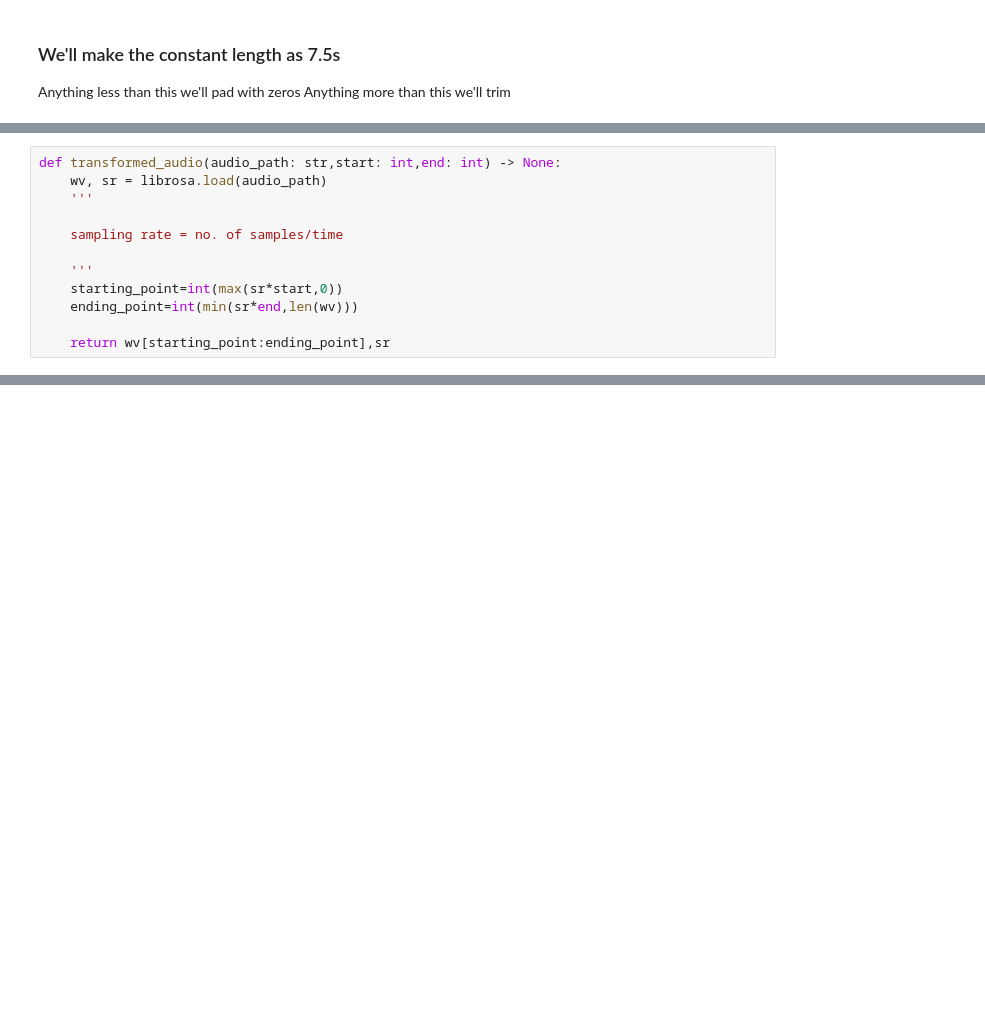
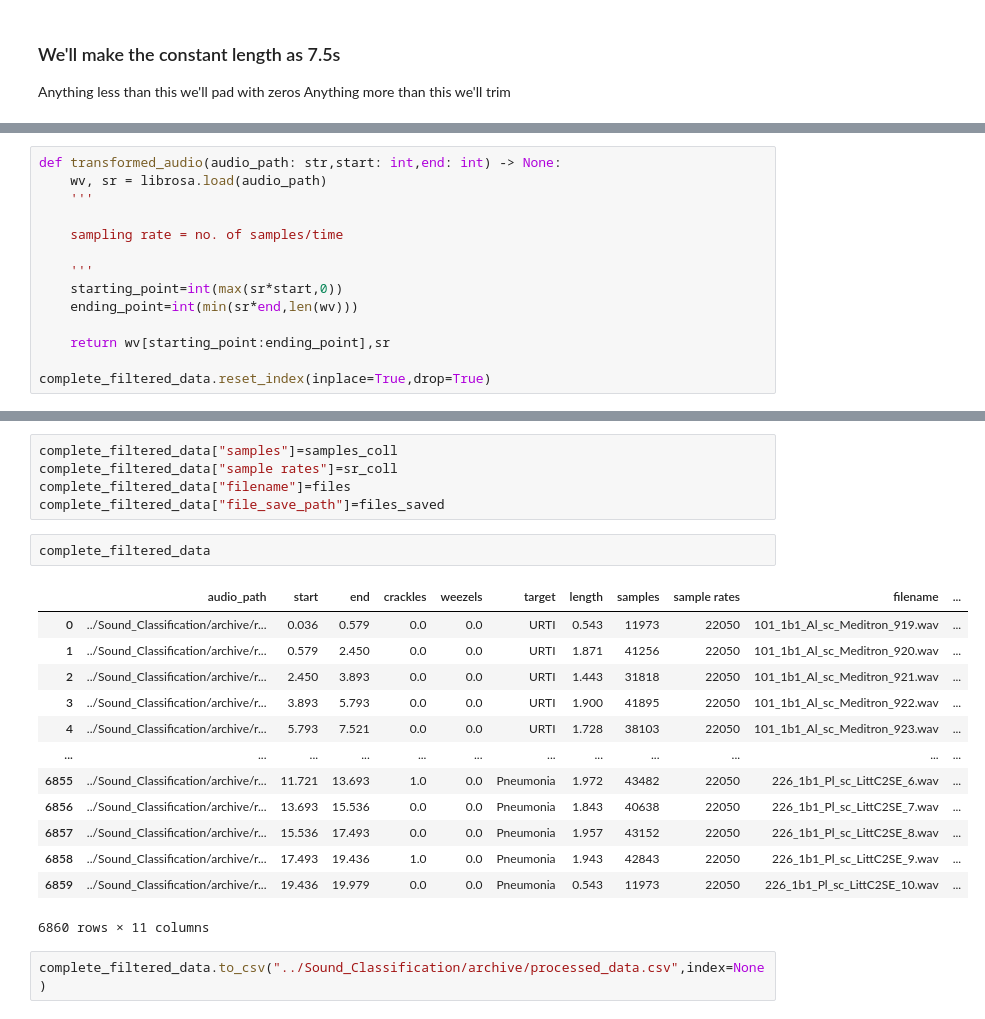
Before and after one commit to snehilchatterjee/respiratory_disease_classifier, a Jupyter notebook: AudioClassification_Training/preprocess.ipynb, the cells around one changed output, grey strips where cells are left out. Saved outputs shown, nothing was run; the diff lists cells and outputs as text; blank space fills up the shorter version.

```diff
--- a/AudioClassification_Training/preprocess.ipynb
+++ b/AudioClassification_Training/preprocess.ipynb
@@ -204,4 +134,6 @@ def transformed_audio(audio_path: str,start: int,end: int) -> None:
     ending_point=int(min(sr*end,len(wv)))
 
     return wv[starting_point:ending_point],sr
+
+complete_filtered_data.reset_index(inplace=True,drop=True)
 # %%
@@ -282,0 +186,23 @@ CSV File Saved
+# %%
+complete_filtered_data["samples"]=samples_coll
+complete_filtered_data["sample rates"]=sr_coll
+complete_filtered_data["filename"]=files
+complete_filtered_data["file_save_path"]=files_saved
+# %%
+complete_filtered_data
+# %% [output]
+|  | audio_path | start | end | crackles | weezels | target | length | samples | sample rates | filename | ... |
+| 0 | ../Sound_Classification/archive/r... | 0.036 | 0.579 | 0.0 | 0.0 | URTI | 0.543 | 11973 | 22050 | 101_1b1_Al_sc_Meditron_919.wav | ... |
+| 1 | ../Sound_Classification/archive/r... | 0.579 | 2.450 | 0.0 | 0.0 | URTI | 1.871 | 41256 | 22050 | 101_1b1_Al_sc_Meditron_920.wav | ... |
+| 2 | ../Sound_Classification/archive/r... | 2.450 | 3.893 | 0.0 | 0.0 | URTI | 1.443 | 31818 | 22050 | 101_1b1_Al_sc_Meditron_921.wav | ... |
+| 3 | ../Sound_Classification/archive/r... | 3.893 | 5.793 | 0.0 | 0.0 | URTI | 1.900 | 41895 | 22050 | 101_1b1_Al_sc_Meditron_922.wav | ... |
+| 4 | ../Sound_Classification/archive/r... | 5.793 | 7.521 | 0.0 | 0.0 | URTI | 1.728 | 38103 | 22050 | 101_1b1_Al_sc_Meditron_923.wav | ... |
+| ... | ... | ... | ... | ... | ... | ... | ... | ... | ... | ... | ... |
+| 6855 | ../Sound_Classification/archive/r... | 11.721 | 13.693 | 1.0 | 0.0 | Pneumonia | 1.972 | 43482 | 22050 | 226_1b1_Pl_sc_LittC2SE_6.wav | ... |
+| 6856 | ../Sound_Classification/archive/r... | 13.693 | 15.536 | 0.0 | 0.0 | Pneumonia | 1.843 | 40638 | 22050 | 226_1b1_Pl_sc_LittC2SE_7.wav | ... |
+| 6857 | ../Sound_Classification/archive/r... | 15.536 | 17.493 | 0.0 | 0.0 | Pneumonia | 1.957 | 43152 | 22050 | 226_1b1_Pl_sc_LittC2SE_8.wav | ... |
+| 6858 | ../Sound_Classification/archive/r... | 17.493 | 19.436 | 1.0 | 0.0 | Pneumonia | 1.943 | 42843 | 22050 | 226_1b1_Pl_sc_LittC2SE_9.wav | ... |
+| 6859 | ../Sound_Classification/archive/r... | 19.436 | 19.979 | 0.0 | 0.0 | Pneumonia | 0.543 | 11973 | 22050 | 226_1b1_Pl_sc_LittC2SE_10.wav | ... |
+6860 rows × 11 columns
+# %%
+complete_filtered_data.to_csv("../Sound_Classification/archive/processed_data.csv",index=None)
```
Also changed, not shown: parts of 17 cells of this notebook, 1 other file.
